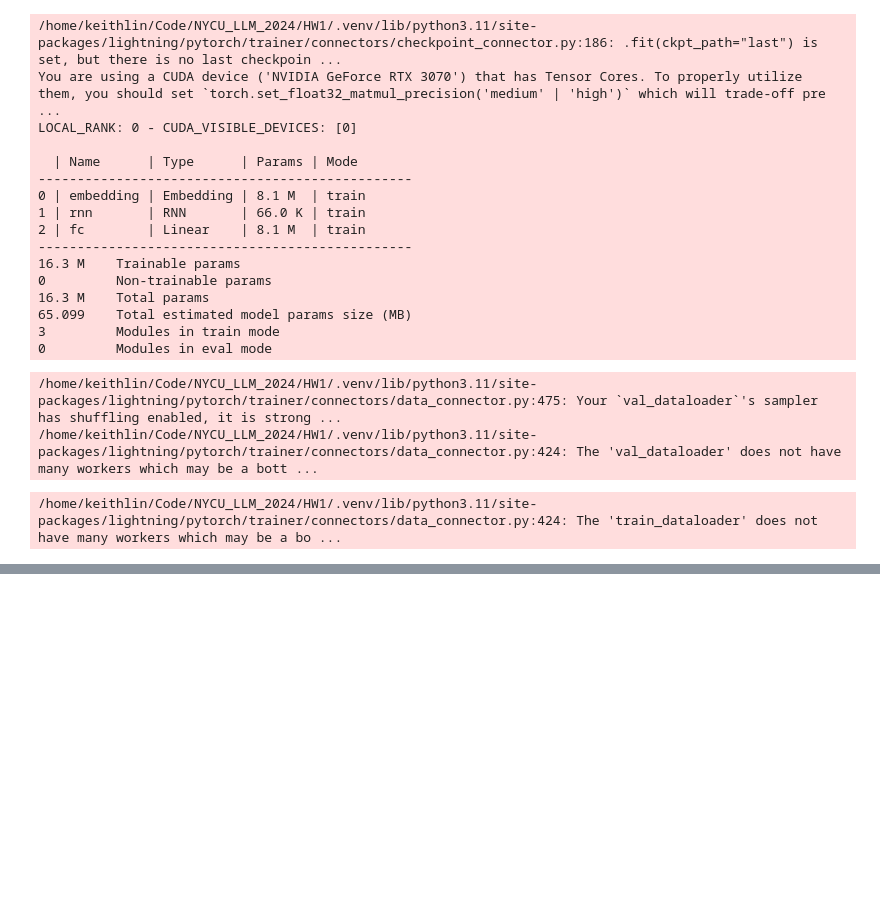
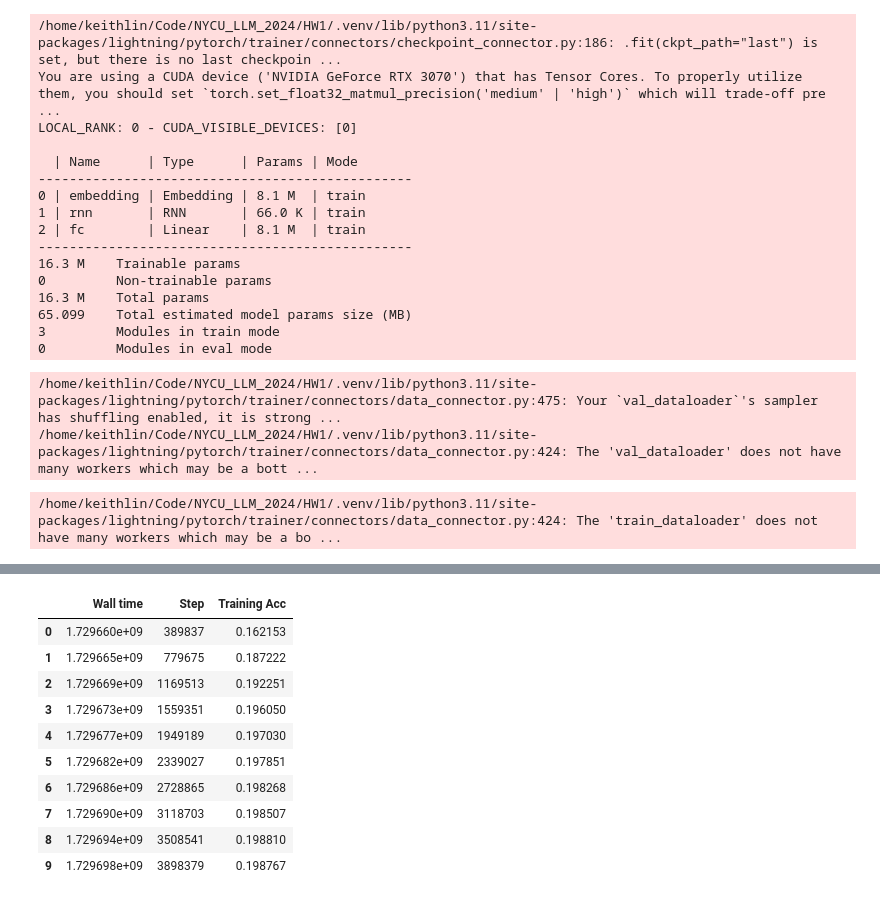
Before and after one commit to KeithLin724/NYCU_LLM_2024, a Jupyter notebook: HW1/hw1_1_313511068.ipynb, the cells around one changed output, grey strips where cells are left out. Cells and saved outputs as stored; diff of their text form; code cells hidden in the pictures; blank space fills up the shorter version.

```diff
--- a/HW1/hw1_1_313511068.ipynb
+++ b/HW1/hw1_1_313511068.ipynb
@@ -387,0 +407,16 @@ LOCAL_RANK: 0 - CUDA_VISIBLE_DEVICES: [0]
+# %%
+df_acc = pd.read_csv("./logs_csv/lightning_logs_version_2_acc.csv")
+df_acc = df_acc.rename(columns={"Value":"Training Acc"})
+df_acc
+# %% [output]
+|  | Wall time | Step | Training Acc |
+| 0 | 1.729660e+09 | 389837 | 0.162153 |
+| 1 | 1.729665e+09 | 779675 | 0.187222 |
+| 2 | 1.729669e+09 | 1169513 | 0.192251 |
+| 3 | 1.729673e+09 | 1559351 | 0.196050 |
+| 4 | 1.729677e+09 | 1949189 | 0.197030 |
+| 5 | 1.729682e+09 | 2339027 | 0.197851 |
+| 6 | 1.729686e+09 | 2728865 | 0.198268 |
+| 7 | 1.729690e+09 | 3118703 | 0.198507 |
+| 8 | 1.729694e+09 | 3508541 | 0.198810 |
+| 9 | 1.729698e+09 | 3898379 | 0.198767 |
```
Also changed, not shown: parts of 13 cells of this notebook, 2 other files.
